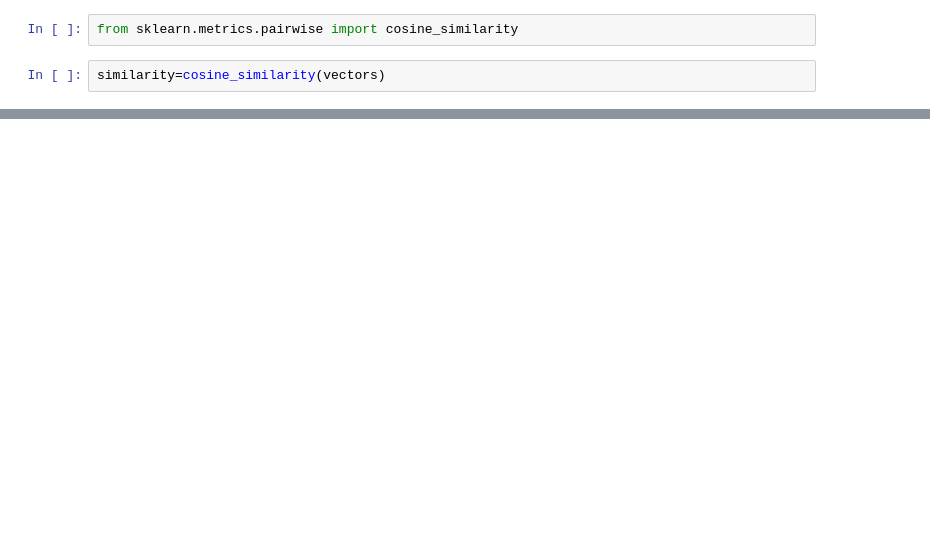
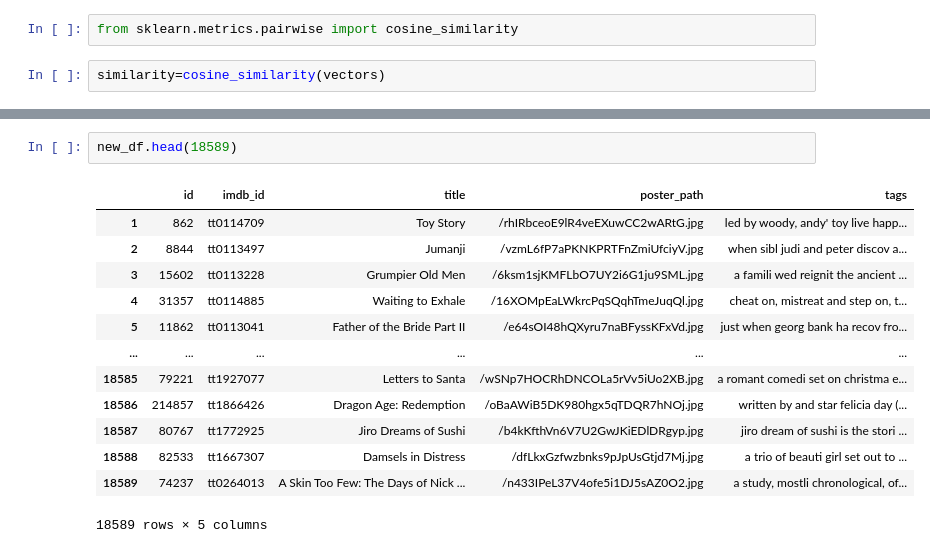
Before and after one commit to Samriddhi2711/movie_recommendation, a Jupyter notebook: movie.ipynb, the cells around one changed output, grey strips where cells are left out. Cells and saved outputs as stored; diff of their text form; blank space fills up the shorter version.

```diff
--- a/movie.ipynb
+++ b/movie.ipynb
@@ -426,0 +548,16 @@ df.sample()
+# %%
+new_df.head(18589)
+# %% [output]
+|  | id | imdb_id | title | poster_path | tags |
+| 1 | 862 | tt0114709 | Toy Story | /rhIRbceoE9lR4veEXuwCC2wARtG.jpg | led by woody, andy' toy live happ... |
+| 2 | 8844 | tt0113497 | Jumanji | /vzmL6fP7aPKNKPRTFnZmiUfciyV.jpg | when sibl judi and peter discov a... |
+| 3 | 15602 | tt0113228 | Grumpier Old Men | /6ksm1sjKMFLbO7UY2i6G1ju9SML.jpg | a famili wed reignit the ancient ... |
+| 4 | 31357 | tt0114885 | Waiting to Exhale | /16XOMpEaLWkrcPqSQqhTmeJuqQl.jpg | cheat on, mistreat and step on, t... |
+| 5 | 11862 | tt0113041 | Father of the Bride Part II | /e64sOI48hQXyru7naBFyssKFxVd.jpg | just when georg bank ha recov fro... |
+| ... | ... | ... | ... | ... | ... |
+| 18585 | 79221 | tt1927077 | Letters to Santa | /wSNp7HOCRhDNCOLa5rVv5iUo2XB.jpg | a romant comedi set on christma e... |
+| 18586 | 214857 | tt1866426 | Dragon Age: Redemption | /oBaAWiB5DK980hgx5qTDQR7hNOj.jpg | written by and star felicia day (... |
+| 18587 | 80767 | tt1772925 | Jiro Dreams of Sushi | /b4kKfthVn6V7U2GwJKiEDlDRgyp.jpg | jiro dream of sushi is the stori ... |
+| 18588 | 82533 | tt1667307 | Damsels in Distress | /dfLkxGzfwzbnks9pJpUsGtjd7Mj.jpg | a trio of beauti girl set out to ... |
+| 18589 | 74237 | tt0264013 | A Skin Too Few: The Days of Nick ... | /n433IPeL37V4ofe5i1DJ5sAZ0O2.jpg | a study, mostli chronological, of... |
+18589 rows × 5 columns
```
Also changed, not shown: parts of 44 cells of this notebook.
